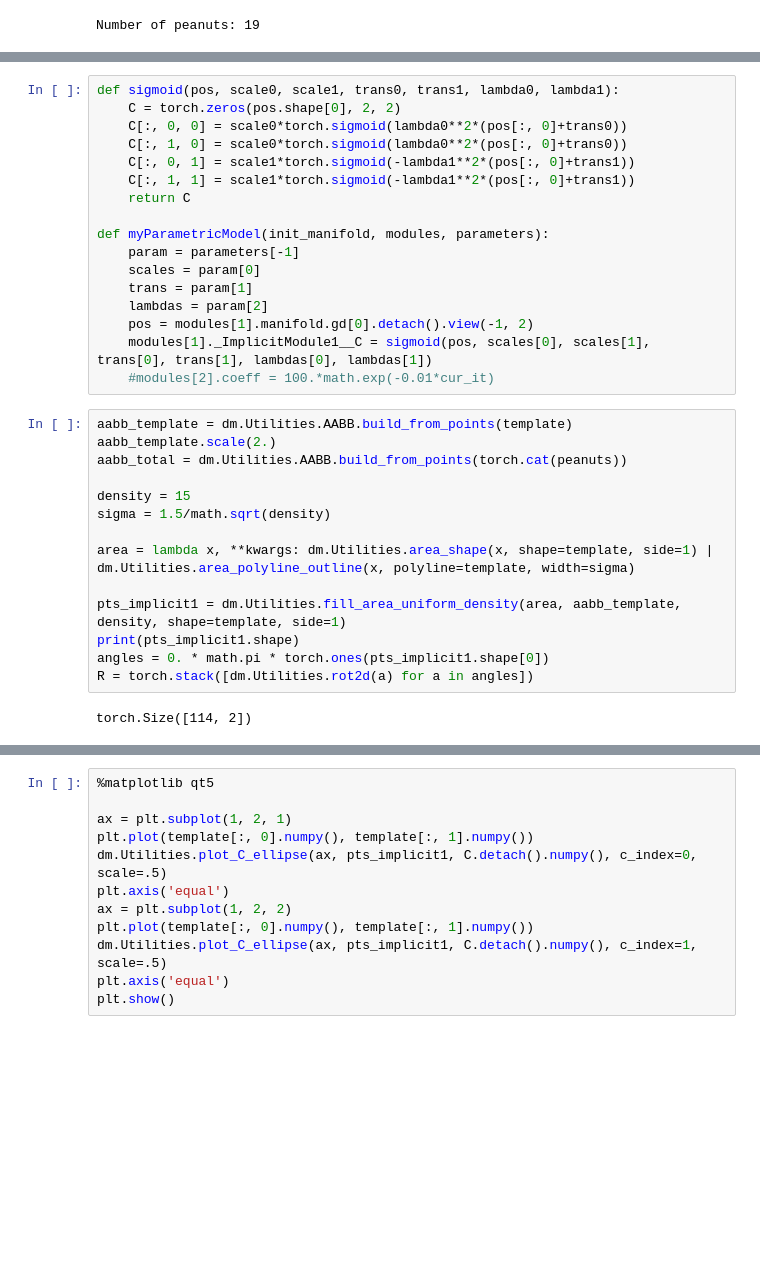
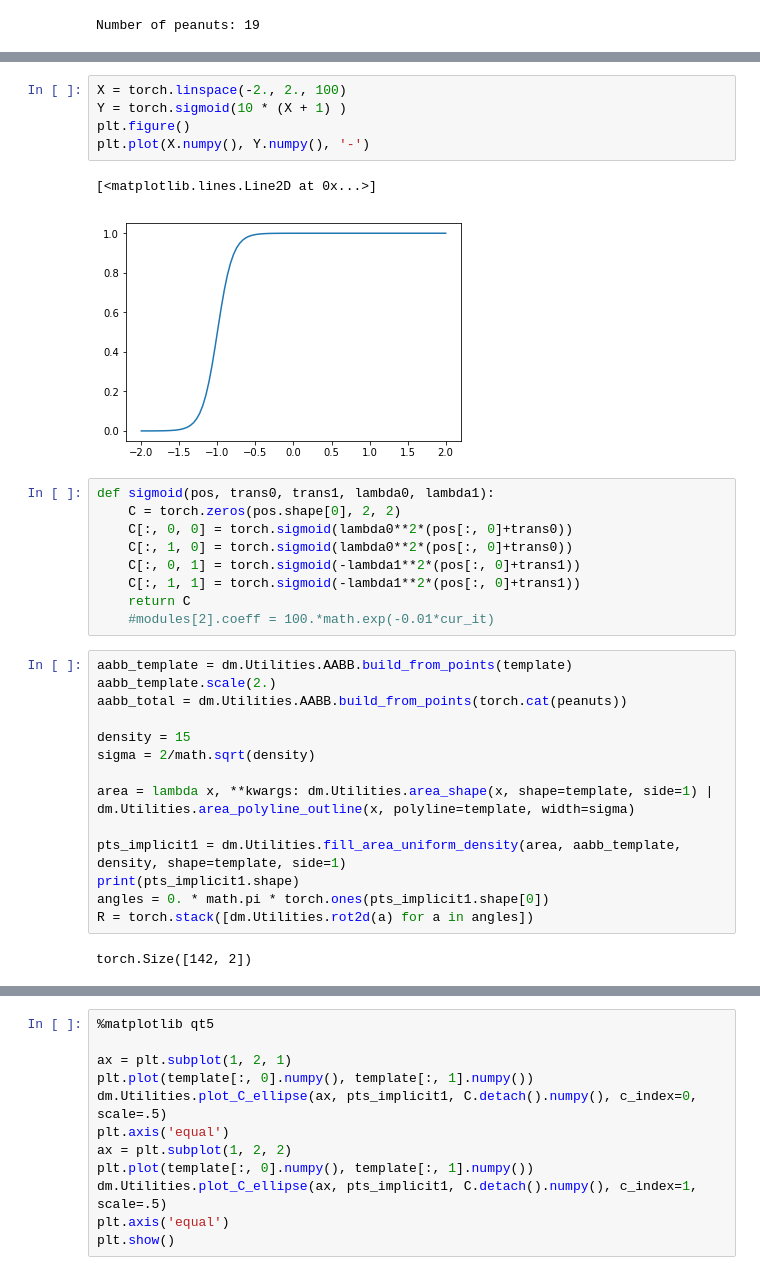
Before and after one commit to imodal/imodal, a Jupyter notebook: script/torch/atlas_peanuts_c.ipynb, the cells around one changed output, grey strips where cells are left out. Drawn from its saved outputs; the diff is of its cells as text; blank space fills up the shorter version.

```diff
--- a/script/torch/atlas_peanuts_c.ipynb
+++ b/script/torch/atlas_peanuts_c.ipynb
@@ -43,19 +47,19 @@ plt.show()
+# %%
+X = torch.linspace(-2., 2., 100)
+Y = torch.sigmoid(10 * (X + 1) )
+plt.figure()
+plt.plot(X.numpy(), Y.numpy(), '-')
+# %% [output]
+[<matplotlib.lines.Line2D at 0x...>]
+[figure, added]
 # %%
-def sigmoid(pos, scale0, scale1, trans0, trans1, lambda0, lambda1):
+def sigmoid(pos, trans0, trans1, lambda0, lambda1):
     C = torch.zeros(pos.shape[0], 2, 2)
-    C[:, 0, 0] = scale0*torch.sigmoid(lambda0**2*(pos[:, 0]+trans0))
-    C[:, 1, 0] = scale0*torch.sigmoid(lambda0**2*(pos[:, 0]+trans0))
-    C[:, 0, 1] = scale1*torch.sigmoid(-lambda1**2*(pos[:, 0]+trans1))
-    C[:, 1, 1] = scale1*torch.sigmoid(-lambda1**2*(pos[:, 0]+trans1))
+    C[:, 0, 0] = torch.sigmoid(lambda0**2*(pos[:, 0]+trans0))
+    C[:, 1, 0] = torch.sigmoid(lambda0**2*(pos[:, 0]+trans0))
+    C[:, 0, 1] = torch.sigmoid(-lambda1**2*(pos[:, 0]+trans1))
+    C[:, 1, 1] = torch.sigmoid(-lambda1**2*(pos[:, 0]+trans1))
     return C
-
-def myParametricModel(init_manifold, modules, parameters):
-    param = parameters[-1]
-    scales = param[0]
-    trans = param[1]
-    lambdas = param[2]
-    pos = modules[1].manifold.gd[0].detach().view(-1, 2)
-    modules[1]._ImplicitModule1__C = sigmoid(pos, scales[0], scales[1], trans[0], trans[1], lambdas[0], lambdas[1])
     #modules[2].coeff = 100.*math.exp(-0.01*cur_it)
 # %%
 aabb_template = dm.Utilities.AABB.build_from_points(template)
@@ -63,7 +67,7 @@ aabb_template.scale(2.)
 aabb_total = dm.Utilities.AABB.build_from_points(torch.cat(peanuts))
 
 density = 15
-sigma = 1.5/math.sqrt(density)
+sigma = 2/math.sqrt(density)
 
 area = lambda x, **kwargs: dm.Utilities.area_shape(x, shape=template, side=1) | dm.Utilities.area_polyline_outline(x, polyline=template, width=sigma)
 
@@ -72,4 +76,4 @@ print(pts_implicit1.shape)
 angles = 0. * math.pi * torch.ones(pts_implicit1.shape[0])
 R = torch.stack([dm.Utilities.rot2d(a) for a in angles])
 # %% [output]
-torch.Size([114, 2])
+torch.Size([142, 2])
```
Also changed, not shown: parts of 13 cells of this notebook, 3 other files.
